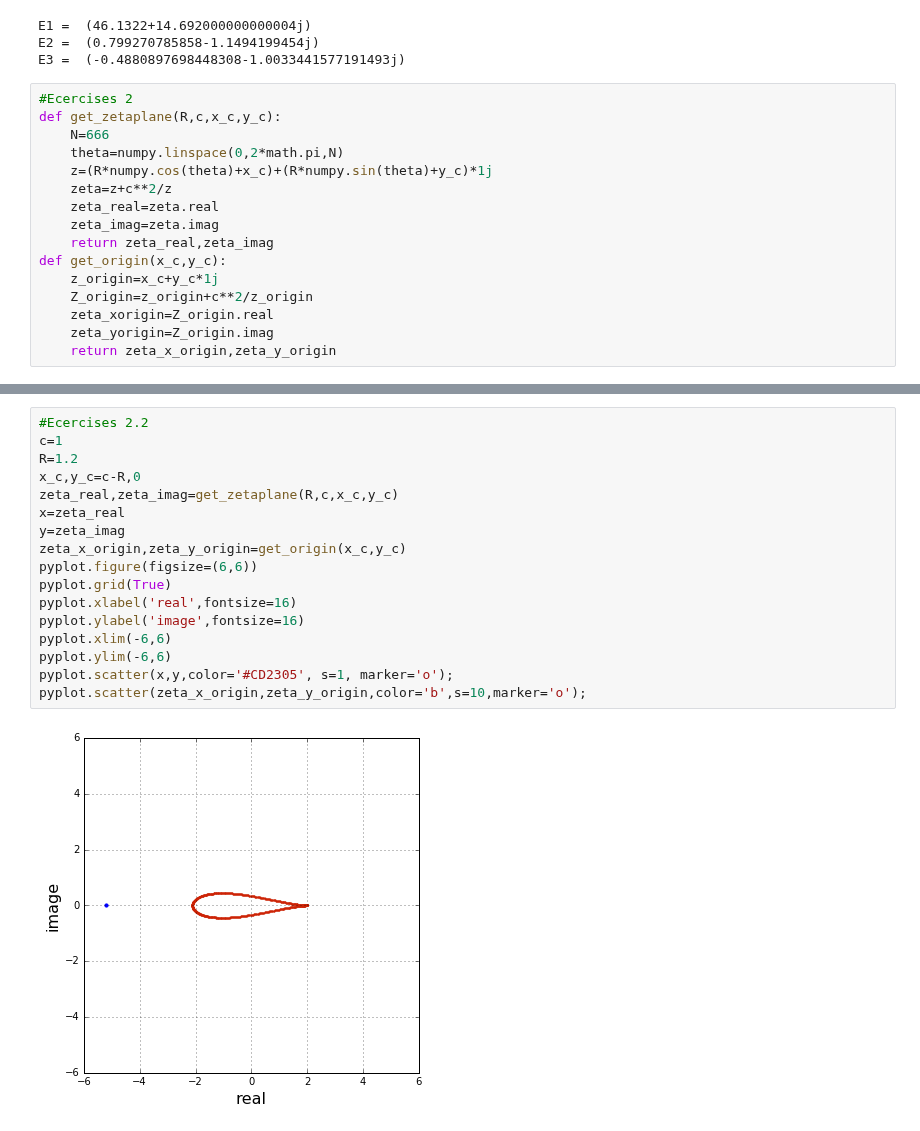
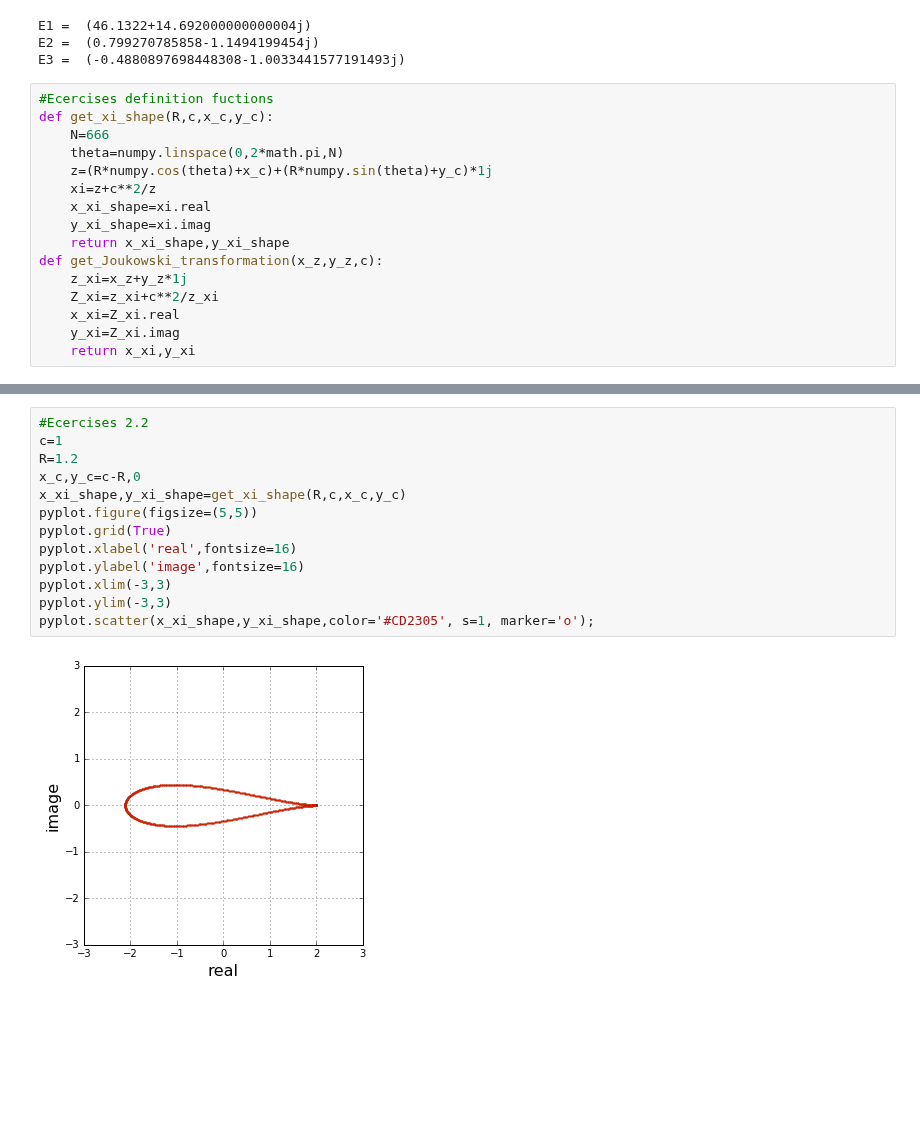
Before and after one commit to wangze233/MAE6226, a Jupyter notebook: Assignment_2.ipynb, the cells around one changed output, grey strips where cells are left out. Cells and saved outputs as stored; diff of their text form; blank space fills up the shorter version.

```diff
--- a/Assignment_2.ipynb
+++ b/Assignment_2.ipynb
@@ -18,21 +18,21 @@ E1 =  (46.1322+14.692000000000004j)
 E2 =  (0.799270785858-1.1494199454j)
 E3 =  (-0.4880897698448308-1.0033441577191493j)
 # %%
-#Ecercises 2
-def get_zetaplane(R,c,x_c,y_c):
+#Ecercises definition fuctions
+def get_xi_shape(R,c,x_c,y_c):
     N=666
     theta=numpy.linspace(0,2*math.pi,N)
     z=(R*numpy.cos(theta)+x_c)+(R*numpy.sin(theta)+y_c)*1j
-    zeta=z+c**2/z
-    zeta_real=zeta.real
-    zeta_imag=zeta.imag
-    return zeta_real,zeta_imag
-def get_origin(x_c,y_c):
-    z_origin=x_c+y_c*1j
-    Z_origin=z_origin+c**2/z_origin
-    zeta_xorigin=Z_origin.real
-    zeta_yorigin=Z_origin.imag
-    return zeta_x_origin,zeta_y_origin
+    xi=z+c**2/z
+    x_xi_shape=xi.real
+    y_xi_shape=xi.imag
+    return x_xi_shape,y_xi_shape
+def get_Joukowski_transformation(x_z,y_z,c):
+    z_xi=x_z+y_z*1j
+    Z_xi=z_xi+c**2/z_xi
+    x_xi=Z_xi.real
+    y_xi=Z_xi.imag
+    return x_xi,y_xi
 # %%
 #Ecercises 2.1
 c=1
@@ -53,22 +51,18 @@ pyplot.scatter(x,y,color='#CD2305', s=1, marker='o');
 # %%
 #Ecercises 2.2
 c=1
 R=1.2
 x_c,y_c=c-R,0
-zeta_real,zeta_imag=get_zetaplane(R,c,x_c,y_c)
-x=zeta_real
-y=zeta_imag
-zeta_x_origin,zeta_y_origin=get_origin(x_c,y_c)
-pyplot.figure(figsize=(6,6))
+x_xi_shape,y_xi_shape=get_xi_shape(R,c,x_c,y_c)
+pyplot.figure(figsize=(5,5))
 pyplot.grid(True)
 pyplot.xlabel('real',fontsize=16)
 pyplot.ylabel('image',fontsize=16)
-pyplot.xlim(-6,6)
-pyplot.ylim(-6,6)
-pyplot.scatter(x,y,color='#CD2305', s=1, marker='o');
-pyplot.scatter(zeta_x_origin,zeta_y_origin,color='b',s=10,marker='o');
+pyplot.xlim(-3,3)
+pyplot.ylim(-3,3)
+pyplot.scatter(x_xi_shape,y_xi_shape,color='#CD2305', s=1, marker='o');
 # %% [output]
-[figure, old version]
+[figure, new version]
 # %%
 #Ecercises 2.3
 x_c,y_c=-0.1,0.1
```
Also changed, not shown: parts of 13 cells of this notebook.
